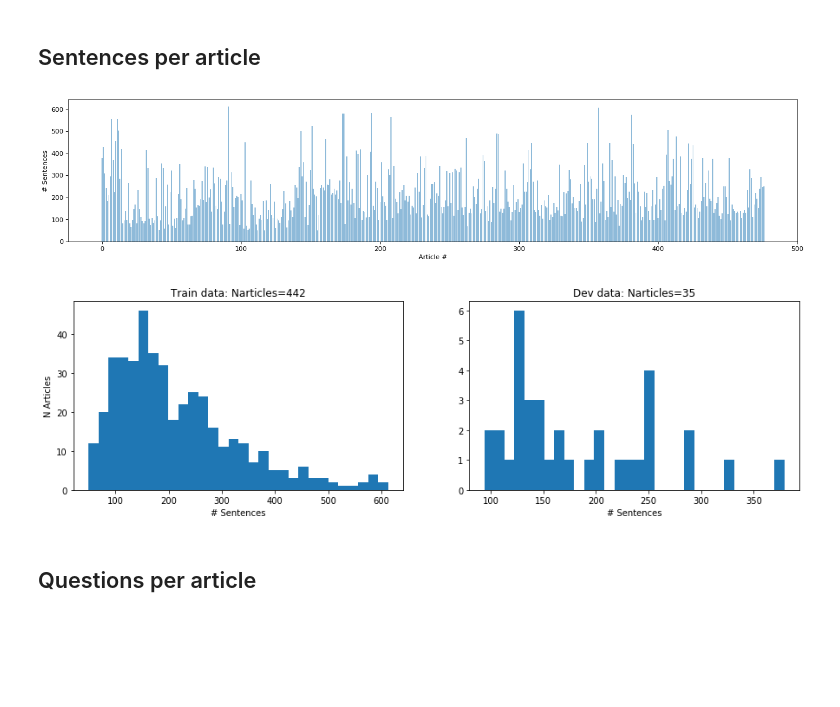
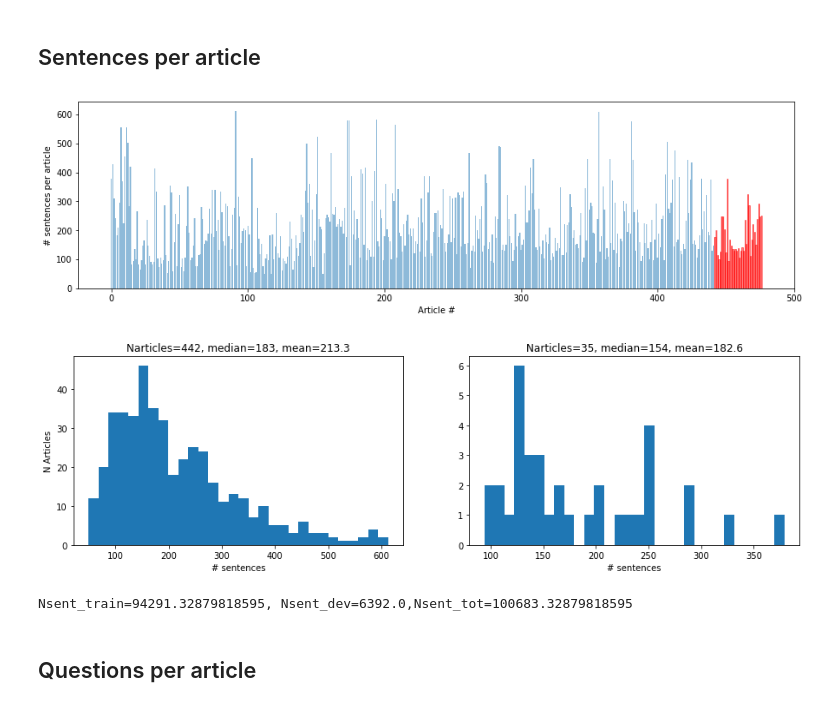
Before and after one commit to davestanley/mindpocket, a Jupyter notebook: play/data_EDA_SQuAD_stats.ipynb, the cells around one changed output. Drawn from its saved outputs; the diff is of its cells as text; code cells hidden in the pictures; blank space fills up the shorter version.

```diff
--- a/play/data_EDA_SQuAD_stats.ipynb
+++ b/play/data_EDA_SQuAD_stats.ipynb
@@ -141,32 +141,3 @@ Article # 475: French_and_Indian_War, 5780 words.
 Article # 476: Force, 5924 words.
 # %% [markdown]
 ## Sentences per article
-# %%
-# Number of sentences per article
-from nltk.tokenize import sent_tokenize
-
-asentences = []
-for a in art:
-    psentences = [len(sent_tokenize(p['context'])) for p in a['paragraphs']]
-    asentences.append(sum(psentences))
-
-
-figure(num=None, figsize=(15, 4),facecolor='w', edgecolor='k')
-plt.bar(range(len(asentences)), asentences, align='center', alpha=0.5)
-plt.xlabel('Article #')
-plt.ylabel('# Sentences')
-plt.show()
-
-# figure(num=None, figsize=(15, 4), dpi=80, facecolor='w', edgecolor='k')
-f, (ax1, ax2) = plt.subplots(1, 2, sharey=False,figsize=(15, 4));
-ax1.hist(asentences[0:Ntrain-1], bins=30);  # arguments are passed to np.histogram
-ax1.set_title("Train data: Narticles=" + str(Ntrain));
-ax1.set_ylabel('N Articles');
-ax1.set_xlabel('# Sentences');
-
-ax2.hist(asentences[Ntrain:], bins=30);  # arguments are passed to np.histogram
-ax2.set_title("Dev data: Narticles=" + str(Ndev));
-ax2.set_xlabel('# Sentences');
-# %% [output]
-[figure, removed]
-[figure, removed]
@@ -173,3 +152,25 @@ ax2.set_xlabel('# Sentences');
+# %%
+
+myvar = asentences
+varname = '# sentences'
+
+# Plot bargraph
+plotbar_train_dev(myvar,Ntrain,Ndev,varname,xlabel='Article #')
+
+
+# Plot histogram
+plothist_train_dev(myvar,Ntrain,Ndev,varname,ylabel='N Articles')
+# %% [output]
+[figure, added]
+[figure, added]
+# %%
+# Total number of sentences in dataset
+import statistics
+Nsent_train = statistics.mean(myvar[0:Ntrain-1])* Ntrain
+Nsent_dev = statistics.mean(myvar[Ntrain:]) *Ndev
+print("Nsent_train={}, Nsent_dev={},Nsent_tot={}".format(Nsent_train,Nsent_dev,Nsent_train+Nsent_dev))
+# %% [output]
+Nsent_train=94291.32879818595, Nsent_dev=6392.0,Nsent_tot=100683.32879818595
 # %% [markdown]
 ## Questions per article
 # %%
```
Also changed, not shown: parts of 11 cells of this notebook.
